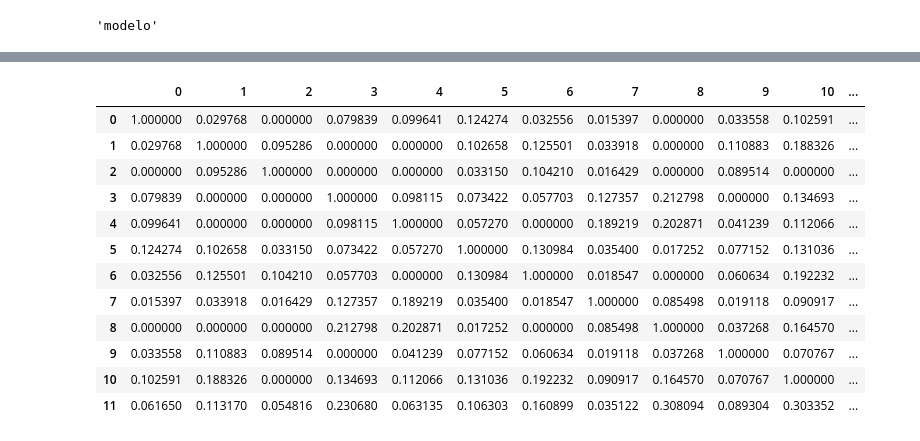
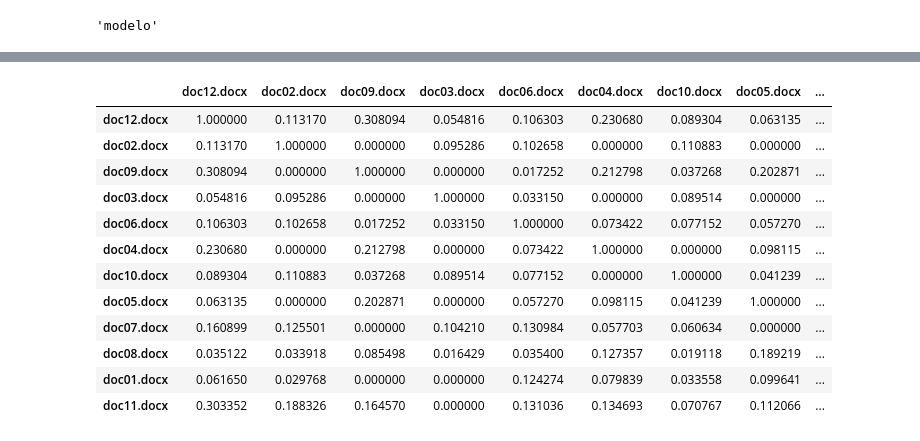
Before and after one commit to Aurora2500/ulpgc-pln, a Jupyter notebook: bag_of_words/bow.ipynb, the cells around one changed output, grey strips where cells are left out. Drawn from its saved outputs; the diff is of its cells as text; code cells hidden in the pictures.

Commit message:
formatted pandas dataframes for easier reading

```diff
--- a/bag_of_words/bow.ipynb
+++ b/bag_of_words/bow.ipynb
@@ -151,19 +151,19 @@ for i in range(num_docs):
         similarity_matrix[i, j] = similarity
         similarity_matrix[j, i] = similarity
 # %%
-pd.DataFrame(similarity_matrix)
+pd.DataFrame(similarity_matrix, columns=doc_names, index=doc_names)
 # %% [output]
-|  | 0 | 1 | 2 | 3 | 4 | 5 | 6 | 7 | 8 | 9 | 10 | ... |
-| 0 | 1.000000 | 0.029768 | 0.000000 | 0.079839 | 0.099641 | 0.124274 | 0.032556 | 0.015397 | 0.000000 | 0.033558 | 0.102591 | ... |
-| 1 | 0.029768 | 1.000000 | 0.095286 | 0.000000 | 0.000000 | 0.102658 | 0.125501 | 0.033918 | 0.000000 | 0.110883 | 0.188326 | ... |
-| 2 | 0.000000 | 0.095286 | 1.000000 | 0.000000 | 0.000000 | 0.033150 | 0.104210 | 0.016429 | 0.000000 | 0.089514 | 0.000000 | ... |
-| 3 | 0.079839 | 0.000000 | 0.000000 | 1.000000 | 0.098115 | 0.073422 | 0.057703 | 0.127357 | 0.212798 | 0.000000 | 0.134693 | ... |
-| 4 | 0.099641 | 0.000000 | 0.000000 | 0.098115 | 1.000000 | 0.057270 | 0.000000 | 0.189219 | 0.202871 | 0.041239 | 0.112066 | ... |
-| 5 | 0.124274 | 0.102658 | 0.033150 | 0.073422 | 0.057270 | 1.000000 | 0.130984 | 0.035400 | 0.017252 | 0.077152 | 0.131036 | ... |
-| 6 | 0.032556 | 0.125501 | 0.104210 | 0.057703 | 0.000000 | 0.130984 | 1.000000 | 0.018547 | 0.000000 | 0.060634 | 0.192232 | ... |
-| 7 | 0.015397 | 0.033918 | 0.016429 | 0.127357 | 0.189219 | 0.035400 | 0.018547 | 1.000000 | 0.085498 | 0.019118 | 0.090917 | ... |
-| 8 | 0.000000 | 0.000000 | 0.000000 | 0.212798 | 0.202871 | 0.017252 | 0.000000 | 0.085498 | 1.000000 | 0.037268 | 0.164570 | ... |
-| 9 | 0.033558 | 0.110883 | 0.089514 | 0.000000 | 0.041239 | 0.077152 | 0.060634 | 0.019118 | 0.037268 | 1.000000 | 0.070767 | ... |
-| 10 | 0.102591 | 0.188326 | 0.000000 | 0.134693 | 0.112066 | 0.131036 | 0.192232 | 0.090917 | 0.164570 | 0.070767 | 1.000000 | ... |
-| 11 | 0.061650 | 0.113170 | 0.054816 | 0.230680 | 0.063135 | 0.106303 | 0.160899 | 0.035122 | 0.308094 | 0.089304 | 0.303352 | ... |
+|  | doc12.docx | doc02.docx | doc09.docx | doc03.docx | doc06.docx | doc04.docx | doc10.docx | doc05.docx | ... |
+| doc12.docx | 1.000000 | 0.113170 | 0.308094 | 0.054816 | 0.106303 | 0.230680 | 0.089304 | 0.063135 | ... |
+| doc02.docx | 0.113170 | 1.000000 | 0.000000 | 0.095286 | 0.102658 | 0.000000 | 0.110883 | 0.000000 | ... |
+| doc09.docx | 0.308094 | 0.000000 | 1.000000 | 0.000000 | 0.017252 | 0.212798 | 0.037268 | 0.202871 | ... |
+| doc03.docx | 0.054816 | 0.095286 | 0.000000 | 1.000000 | 0.033150 | 0.000000 | 0.089514 | 0.000000 | ... |
+| doc06.docx | 0.106303 | 0.102658 | 0.017252 | 0.033150 | 1.000000 | 0.073422 | 0.077152 | 0.057270 | ... |
+| doc04.docx | 0.230680 | 0.000000 | 0.212798 | 0.000000 | 0.073422 | 1.000000 | 0.000000 | 0.098115 | ... |
+| doc10.docx | 0.089304 | 0.110883 | 0.037268 | 0.089514 | 0.077152 | 0.000000 | 1.000000 | 0.041239 | ... |
+| doc05.docx | 0.063135 | 0.000000 | 0.202871 | 0.000000 | 0.057270 | 0.098115 | 0.041239 | 1.000000 | ... |
+| doc07.docx | 0.160899 | 0.125501 | 0.000000 | 0.104210 | 0.130984 | 0.057703 | 0.060634 | 0.000000 | ... |
+| doc08.docx | 0.035122 | 0.033918 | 0.085498 | 0.016429 | 0.035400 | 0.127357 | 0.019118 | 0.189219 | ... |
+| doc01.docx | 0.061650 | 0.029768 | 0.000000 | 0.000000 | 0.124274 | 0.079839 | 0.033558 | 0.099641 | ... |
+| doc11.docx | 0.303352 | 0.188326 | 0.164570 | 0.000000 | 0.131036 | 0.134693 | 0.070767 | 0.112066 | ... |
 # %%
```
Also changed, not shown: parts of 9 cells of this notebook.
